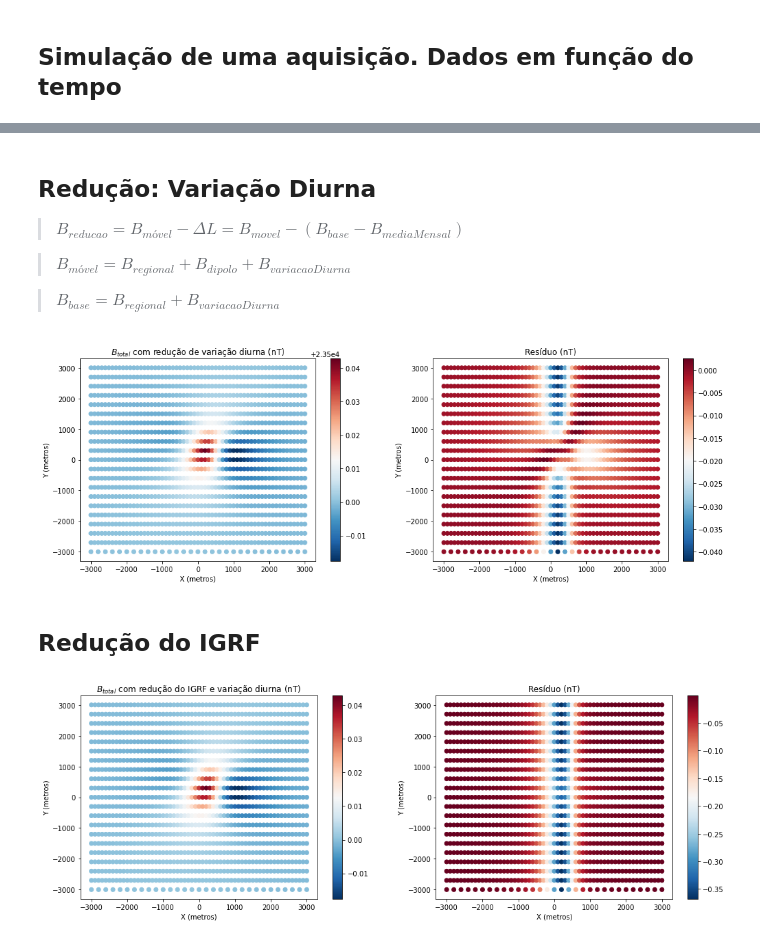
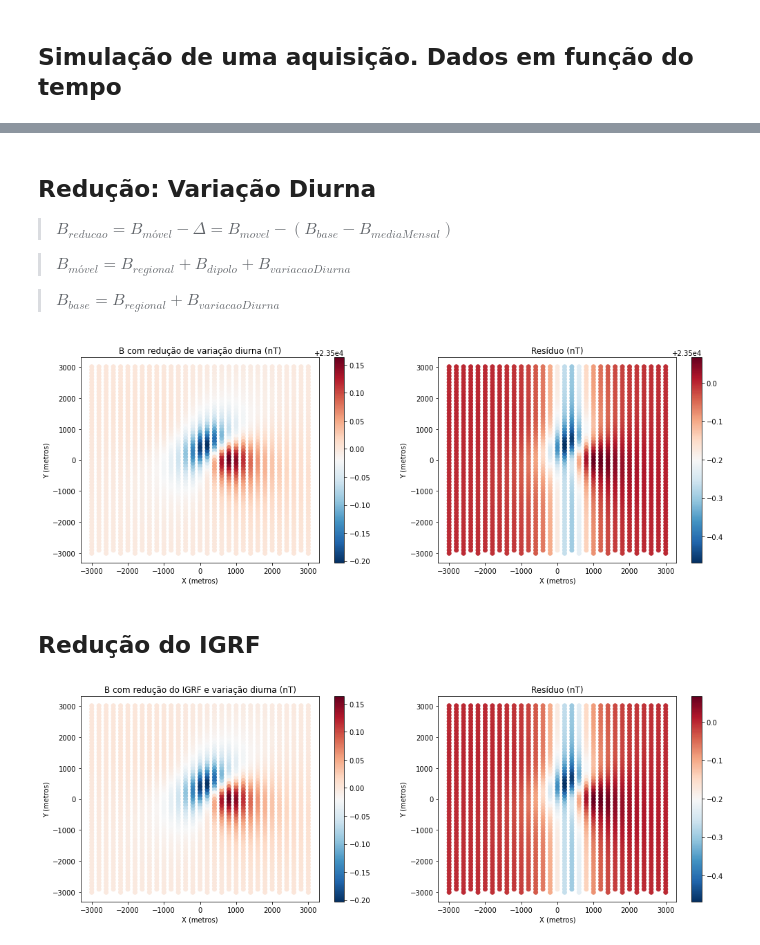
Before and after one commit to gdssouza/IGRF_n_diurnalVariation, a Jupyter notebook: variacao_diurna_sintetica.ipynb, the cells around one changed output, grey strips where cells are left out. Drawn from its saved outputs; the diff is of its cells as text; code cells hidden in the pictures.

Commit message:
Corrigindo campo do dipolo

```diff
--- a/variacao_diurna_sintetica.ipynb
+++ b/variacao_diurna_sintetica.ipynb
@@ -266,8 +266,8 @@ raio = 50.0                                 # metros
 inc,dec = -23.0, -33.0                      # inclinacao, declinacao magnetica
 
 bx = dipolo_bx(X,Y,z,[xc,yc,zc,raio], 2.5, inc,dec)
-by = dipolo_bx(X,Y,z,[xc,yc,zc,raio], 2.5, inc,dec)
-bz = dipolo_bx(X,Y,z,[xc,yc,zc,raio], 2.5, inc,dec)
+by = dipolo_by(X,Y,z,[xc,yc,zc,raio], 2.5, inc,dec)
+bz = dipolo_bz(X,Y,z,[xc,yc,zc,raio], 2.5, inc,dec)
 
 # Simulação do campo Regional:
 F = 23500          # nT
@@ -328,8 +328,8 @@ plt.show()
 ## Simulação de uma aquisição. Dados em função do tempo
 # %%
 #criando grid de observações em função do tempo
-passos_x = 100
-passos_y = 300
+passos_x = 200
+passos_y = 100
 
 #matrizes com os dados. primeira linha é x, segunda é y, terceira é B medido e quarta é o tempo
 magnetometroMovel_xyBt = [[],[],[],[]]
@@ -348,8 +348,8 @@ for x in range(xmin,xmax+1,passos_x):
 
         #dados magnetometro movel
         bx = dipolo_bx(x,y,z,[xc,yc,zc,raio], 2.5, inc,dec)
-        by = dipolo_bx(x,y,z,[xc,yc,zc,raio], 2.5, inc,dec)
-        bz = dipolo_bx(x,y,z,[xc,yc,zc,raio], 2.5, inc,dec)
+        by = dipolo_by(x,y,z,[xc,yc,zc,raio], 2.5, inc,dec)
+        bz = dipolo_bz(x,y,z,[xc,yc,zc,raio], 2.5, inc,dec)
 
         Bx = bx+Fx
         By = by+Fy
@@ -418,7 +418,7 @@ plt.show()
 # %% [markdown]
 ## Redução: Variação Diurna
 
-> $B_{reducao} = B_{móvel} - {\Delta}L = B_{movel} - (B_{base} - B_{mediaMensal})$
+> $B_{reducao} = B_{móvel} - {\Delta} = B_{movel} - (B_{base} - B_{mediaMensal})$
 
 > $B_{móvel} = B_{regional} + B_{dipolo}  + B_{variacaoDiurna}$
 
@@ -436,12 +436,12 @@ for i in range(len(magnetometroMovel_xyBt[0])):
     yi = magnetometroMovel_xyBt[0][i]
 
     bx = dipolo_bx(xi,yi,z,[xc,yc,zc,raio], 2.5, inc,dec)
-    by = dipolo_bx(xi,yi,z,[xc,yc,zc,raio], 2.5, inc,dec)
-    bz = dipolo_bx(xi,yi,z,[xc,yc,zc,raio], 2.5, inc,dec)
+    by = dipolo_by(xi,yi,z,[xc,yc,zc,raio], 2.5, inc,dec)
+    bz = dipolo_bz(xi,yi,z,[xc,yc,zc,raio], 2.5, inc,dec)
 
-    Bx = bx+Fx
-    By = by+Fy
-    Bz = bz+Fz
+    Bx = bx
+    By = by
+    Bz = bz
 
     Bt = (Bx**2 + By**2 + Bz**2)**(0.5)
 
@@ -455,7 +455,7 @@ plt.subplot(2, 2, 1)
 plt.scatter(dadoReduzido_xyBt[0],dadoReduzido_xyBt[1],c=dadoReduzido_xyBt[2],cmap = plt.cm.RdBu_r)
 plt.xlabel('X (metros)')
 plt.ylabel('Y (metros)')
-plt.title('$B_{total}$ com redução de variação diurna (nT)')
+plt.title('B com redução de variação diurna (nT)')
 plt.colorbar()
 
 plt.subplot(2, 2, 2)
@@ -469,24 +469,22 @@ plt.savefig("image2.jpeg")
 
 plt.show()
 # %% [output]
-[figure, old version]
+[figure, new version]
 # %% [markdown]
 ## Redução do IGRF
 # %%
 media_mensal = F
 residuo = []
 
-dadoReduzido_xyBt = np.copy(magnetometroMovel_xyBt)
-
-dadoReduzido_xyBt[2] = magnetometroMovel_xyBt[2] - (np.array(magnetometroBase_Bt[0])-media_mensal)-media_mensal
+dadoReduzido_xyBt[2] = dadoReduzido_xyBt[2]-F
 
 for i in range(len(magnetometroMovel_xyBt[0])):
     xi = magnetometroMovel_xyBt[0][i]
     yi = magnetometroMovel_xyBt[0][i]
 
     bx = dipolo_bx(xi,yi,z,[xc,yc,zc,raio], 2.5, inc,dec)
-    by = dipolo_bx(xi,yi,z,[xc,yc,zc,raio], 2.5, inc,dec)
-    bz = dipolo_bx(xi,yi,z,[xc,yc,zc,raio], 2.5, inc,dec)
+    by = dipolo_by(xi,yi,z,[xc,yc,zc,raio], 2.5, inc,dec)
+    bz = dipolo_bz(xi,yi,z,[xc,yc,zc,raio], 2.5, inc,dec)
 
     Bx = bx
     By = by
@@ -499,23 +497,23 @@ for i in range(len(magnetometroMovel_xyBt[0])):
 # %%
 # vizualizacao do grid de observacoes em função do tempo
 py.rcParams['figure.figsize'] = (17.0, 12.0) #Redimensiona a figura
 
 plt.subplot(2, 2, 1)
 plt.scatter(dadoReduzido_xyBt[0],dadoReduzido_xyBt[1],c=dadoReduzido_xyBt[2],cmap = plt.cm.RdBu_r)
 plt.xlabel('X (metros)')
 plt.ylabel('Y (metros)')
-plt.title('$B_{total}$ com redução do IGRF e variação diurna (nT)')
+plt.title('B com redução do IGRF e variação diurna (nT)')
 plt.colorbar()
 
 plt.subplot(2, 2, 2)
 plt.scatter(dadoReduzido_xyBt[0],dadoReduzido_xyBt[1],c=residuo,cmap = plt.cm.RdBu_r)
 plt.xlabel('X (metros)')
 plt.ylabel('Y (metros)')
 plt.title('Resíduo (nT)')
 plt.colorbar()
 
 plt.savefig("image3.jpeg")
 
 plt.show()
 # %% [output]
-[figure, old version]
+[figure, new version]
```
Also changed, not shown: parts of 4 cells of this notebook.
